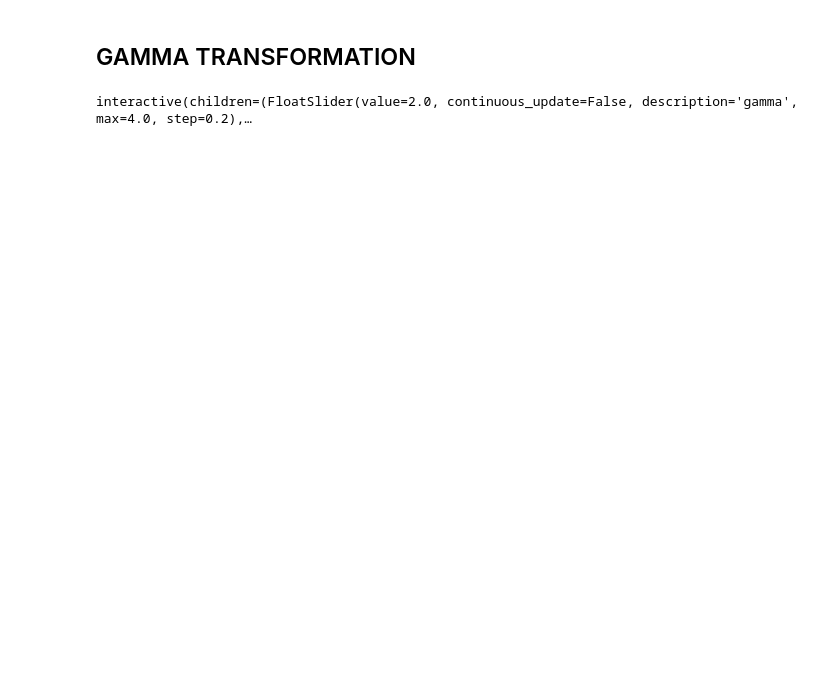
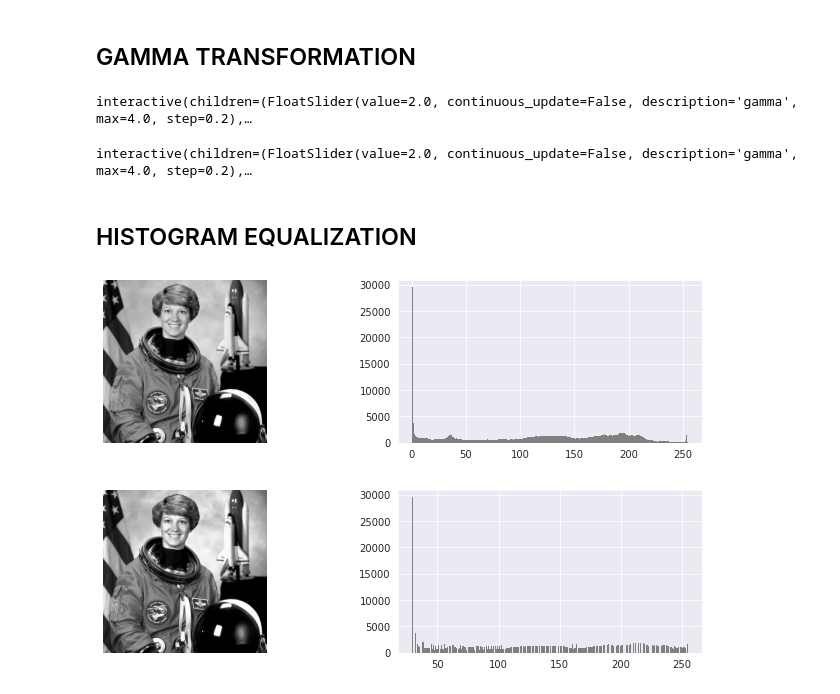
Before and after one commit to eovallemagallanes/Digital-Image-Processing, a Jupyter notebook: 01-INTENSITY-TRANSFORMATION/INTENSITY_TRANSFORMATION.ipynb, the cells around one changed output. Saved outputs shown, nothing was run; the diff lists cells and outputs as text; code cells hidden in the pictures; blank space fills up the shorter version.

```diff
--- a/01-INTENSITY-TRANSFORMATION/INTENSITY_TRANSFORMATION.ipynb
+++ b/01-INTENSITY-TRANSFORMATION/INTENSITY_TRANSFORMATION.ipynb
@@ -175,2 +199,36 @@ interact(trans_gamma,img=fixed(img), gamma=gamma_widget);
 # %% [output]
 interactive(children=(FloatSlider(value=2.0, continuous_update=False, description='gamma', max=4.0, step=0.2),…
+# %%
+gamma_widget = FloatSlider(min=0.0, max=4.0, step=0.2, value=2.0, continuous_update=False)
+gamma_corection_widget = Checkbox( value=False, description='Gamma color correction', disabled=False, indent=False)
+
+interact(trans_gamma,img=fixed(gray_img), gamma=gamma_widget, correction=gamma_corection_widget);
+# %% [output]
+interactive(children=(FloatSlider(value=2.0, continuous_update=False, description='gamma', max=4.0, step=0.2),…
+# %% [markdown]
+## HISTOGRAM EQUALIZATION
+# %%
+# raw implemantation for histogram & cumulative histogram
+def histogram(img, normalize=False):
+    img = np.array(img, dtype = np.uint8).ravel()
+    H = img.shape[0]
+    h = np.zeros((256))
+    for i in range(H):
+            pix = img[i]
+            h[pix] += 1
+
+    if normalize:
+        h = h / H
+    return h
+
+
+
+def cum_histogram(img, h_norm=None):
+    if h_norm is None:
+        h_norm = histogram(img, True)
+    h_cum = np.ones((256))
+    h_cum[0] = h_norm[0]
+    for k in range(1,256):
+        h_cum[k] = h_norm[k] + h_cum[k-1]
+
+    return h_cum
@@ -176,0 +280,7 @@ interactive(children=(FloatSlider(value=2.0, continuous_update=False, descriptio
+# %%
+img_eq = histogram_eq(gray_img)
+show(gray_img)
+show(img_eq)
+# %% [output]
+[figure, added]
+[figure, added]
```
Also changed, not shown: parts of 10 cells of this notebook.
